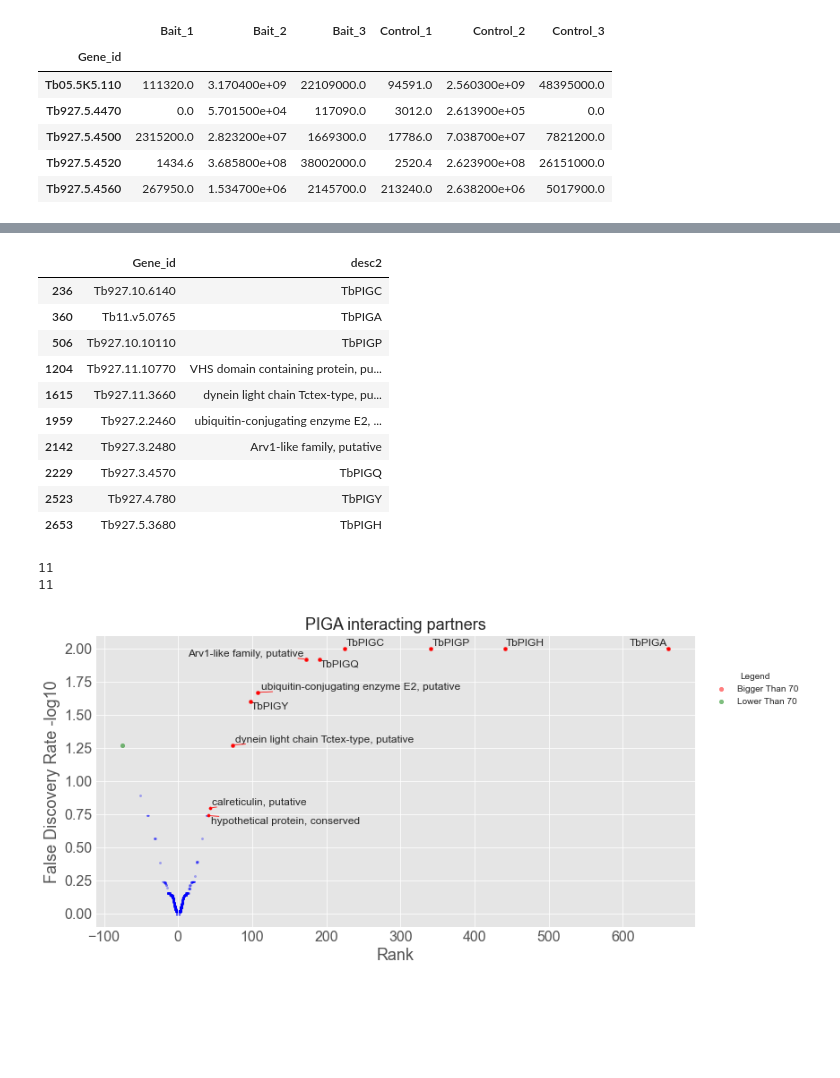
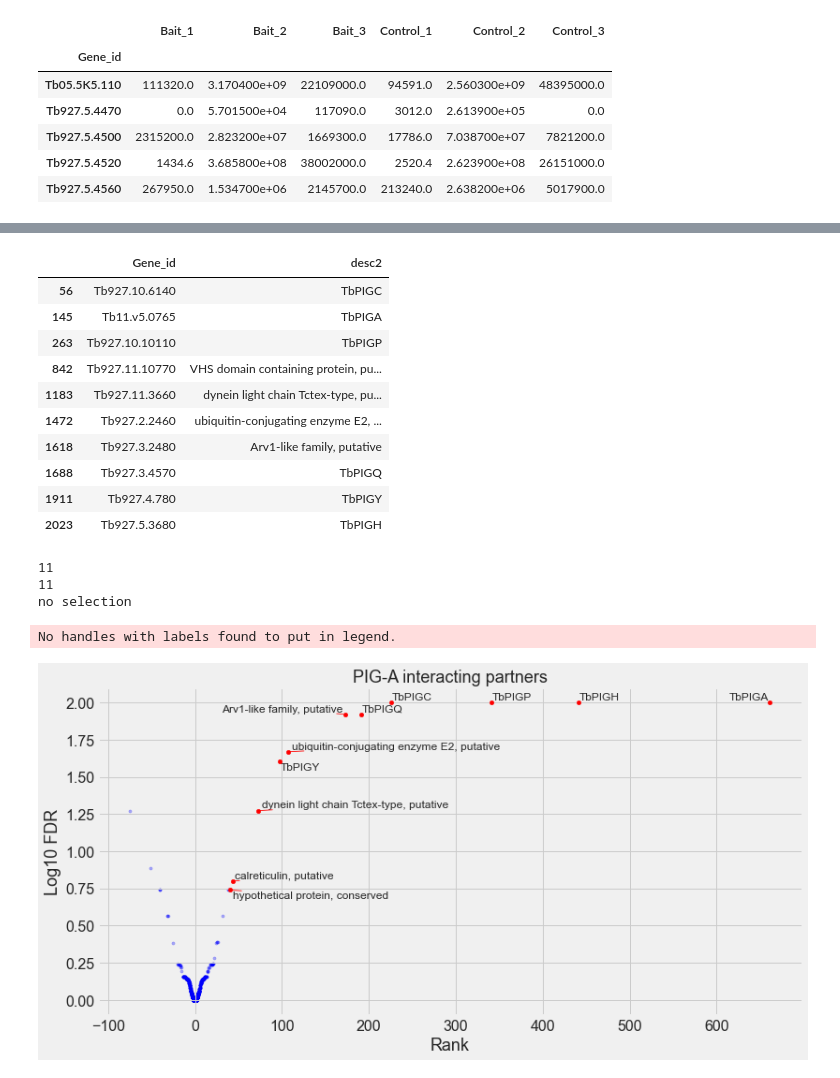
Before and after one commit to mtinti/TbGPI3, a Jupyter notebook: analysis_def.ipynb, the cells around one changed output, grey strips where cells are left out. Cells and saved outputs as stored; diff of their text form; code cells hidden in the pictures; blank space fills up the shorter version.

```diff
--- a/analysis_def.ipynb
+++ b/analysis_def.ipynb
@@ -56,3 +153,12 @@ tot  876  entries removed
 | 158 | Tb927.5.4520:mRNA-p1;Tb05.5K5.160... | Tb927.5.4520:mRNA-p1;Tb05.5K5.160... | 119;119 | 119;119 | 119;119 | ... |
 | 159 | Tb927.5.4560:mRNA-p1;Tb11.v5.0409... | Tb927.5.4560:mRNA-p1;Tb11.v5.0409... | 18;18;18 | 18;18;18 | 18;18;18 | ... |
 5 rows × 111 columns
+# %%
+ml_df=pd.read_csv('final_df.csv.gz',index_col=[0])
+aboundance_df = ml_df[['Gene ID','Abundance_BSF_pro']]
+aboundance_df.set_index('Gene ID',inplace=True)
+aboundance_df['BSF_rank']=aboundance_df['Abundance_BSF_pro'].rank(ascending=False)
+aboundance_df.head()
+import gc
+del ml_df
+gc.collect()
@@ -59,3 +167,5 @@ tot  876  entries removed
+# %%
+df=df.merge(aboundance_df,left_on='Gene_id',right_on='Gene ID',how='left')
 # %%
 KnownComponents={
 'Tb11.v5.0765': 'TbPIGA',
@@ -67,5 +177,6 @@ KnownComponents={
 'Tb927.10.4610': 'DPM1',
 'Tb927.9.6440': 'DPM2'}
 # %%
-df['desc2'] = [ KnownComponents[g] if g in KnownComponents else d  for g,d in zip(df['Gene_id'],df['desc'])]
+df['desc2'] = [ KnownComponents[g] if g in KnownComponents else d
+               for g,d in zip(df['Gene_id'],df['desc'])]
 # %%
@@ -229,19 +374,20 @@ for the given comparisons, 3040 rows with at least one nonzero count remain
 100 bootstrap realizations: 1 2 3 4 5 6 7 8 9 10 11 12 13 14 15 16 17 18 19 20 21 22 23 24 25 26 27 28 29 30 31 32 33 34 35 36 37 38 39 40 41 42 43 44 45 46 47 48 49 50 51 52 53 54 55 56 57 58 59 60 6 ...
 bait_vs_control: there are 10 proteins that have FDR 0.1 or less
 # %%
-df[df['Gene_id'].isin(significant_proteins)][['Gene_id','desc2']]
+df[df['Gene_id'].isin(significant_proteins)][['Gene_id',
+                                              'desc2']]
 # %% [output]
 |  | Gene_id | desc2 |
-| 236 | Tb927.10.6140 | TbPIGC |
-| 360 | Tb11.v5.0765 | TbPIGA |
-| 506 | Tb927.10.10110 | TbPIGP |
-| 1204 | Tb927.11.10770 | VHS domain containing protein, pu... |
-| 1615 | Tb927.11.3660 | dynein light chain Tctex-type, pu... |
-| 1959 | Tb927.2.2460 | ubiquitin-conjugating enzyme E2, ... |
-| 2142 | Tb927.3.2480 | Arv1-like family, putative |
-| 2229 | Tb927.3.4570 | TbPIGQ |
-| 2523 | Tb927.4.780 | TbPIGY |
-| 2653 | Tb927.5.3680 | TbPIGH |
+| 56 | Tb927.10.6140 | TbPIGC |
+| 145 | Tb11.v5.0765 | TbPIGA |
+| 263 | Tb927.10.10110 | TbPIGP |
+| 842 | Tb927.11.10770 | VHS domain containing protein, pu... |
+| 1183 | Tb927.11.3660 | dynein light chain Tctex-type, pu... |
+| 1472 | Tb927.2.2460 | ubiquitin-conjugating enzyme E2, ... |
+| 1618 | Tb927.3.2480 | Arv1-like family, putative |
+| 1688 | Tb927.3.4570 | TbPIGQ |
+| 1911 | Tb927.4.780 | TbPIGY |
+| 2023 | Tb927.5.3680 | TbPIGH |
 # %%
 temp_1 = pd.read_csv(os.path.join(TXT_PATH,'prs-bait_vs_control.dat'),
                    sep='\t', comment='#', index_col=[0],
@@ -250,3 +396,8 @@ temp_1['log_FDR']=-np.log10(temp_1['FDR']+0.01)
 temp_1['log_rank']=np.log10(temp_1['rank'])
 temp_1['srank']=[n*1 if a=='+' else n*-1 for n,a in zip(temp_1['rank'],temp_1['sign'])]
 temp_1=temp_1.merge(df,left_on='Gene_id',right_on='Gene_id',how='left')
+#temp_1=temp_1.merge(aboundance_df,left_on='Gene_id',right_on='Gene ID',how='left')
+temp_1['exp_rank']=temp_1['rank'].rank(ascending=False)
+temp_1['rank_filter']=np.log2(temp_1['BSF_rank']/temp_1['exp_rank'])
+temp_1.head(50)
+temp_1.to_csv('all.txt')
@@ -255,34 +404,41 @@ temp_1=temp_1.merge(df,left_on='Gene_id',right_on='Gene_id',how='left')
 # %%
-plt.style.use('ggplot')
+plt.style.use('fivethirtyeight')
+#plt.style.use('classic')
+
 fig, ax=plt.subplots(figsize=(12,6),
                      ncols=1, nrows=1)
 
 ids = temp_1[temp_1['srank']>40]
 _ids = ids.index.values
 _names = ids['desc2'].values
 print(len(_ids))
 print(len(_names))
 
 PTUT.make_vulcano(temp_1, ax, x='srank', y='log_FDR',
              annot_index=_ids,
              annot_names = _names,
              title='Volcano',
-             fc_limit=70,
+             #fc_limit=70,
              fc_col='srank',
                   alpha_main=0.3,
-             point_size_selection=10,
-             point_size_all=5,
-            text_size=12
+             point_size_selection=20,
+             point_size_all=10,
+            text_size=12,
             )
-ax.set_title('PIGA interacting partners')
+
+ax.set_title('PIG-A interacting partners')
 ax.set_xlabel('Rank')
-ax.set_ylabel('False Discovery Rate -log10')
-ax.legend(loc='upper center', bbox_to_anchor=(1.1, 0.9),title='Legend')
+ax.set_ylabel('Log10 FDR')
+#ax.legend(loc='upper center', bbox_to_anchor=(1.1, 0.9),
+#          title='Legend')
 ax.yaxis.label.set_size(18)
 ax.xaxis.label.set_size(18)
 ax.title.set_size(18)
 ax.tick_params(axis='both', which='major', labelsize=16)
+plt.savefig('volcano.svg')
 # %% [output]
 11
 11
+no selection
+No handles with labels found to put in legend.
-[figure, old version]
+[figure, new version]
```
Also changed, not shown: parts of 18 cells of this notebook, 12 other files.
